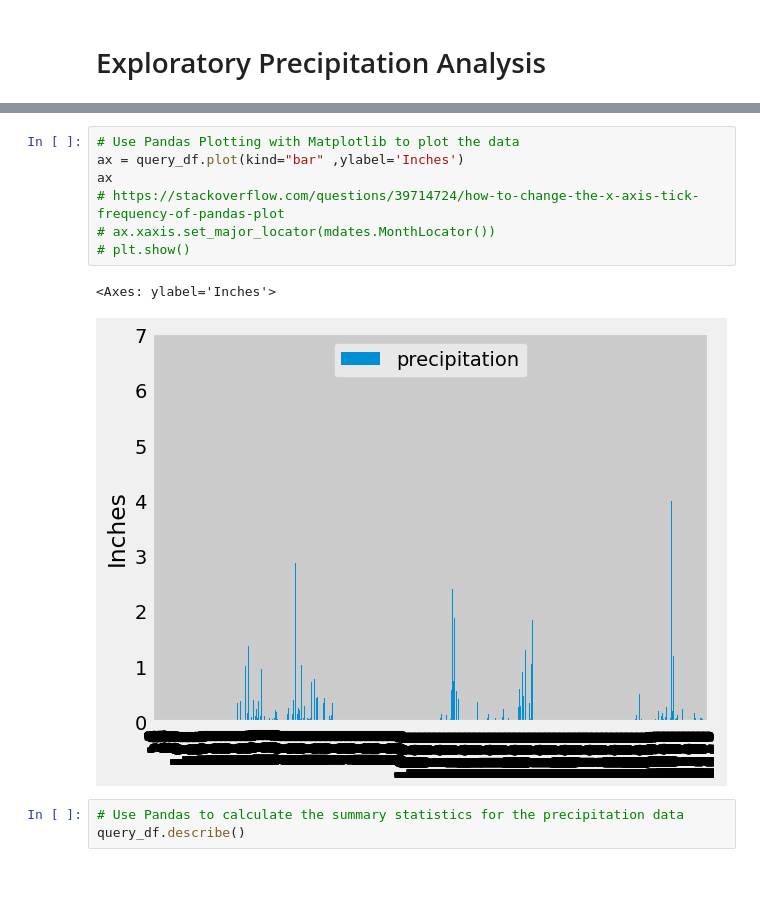
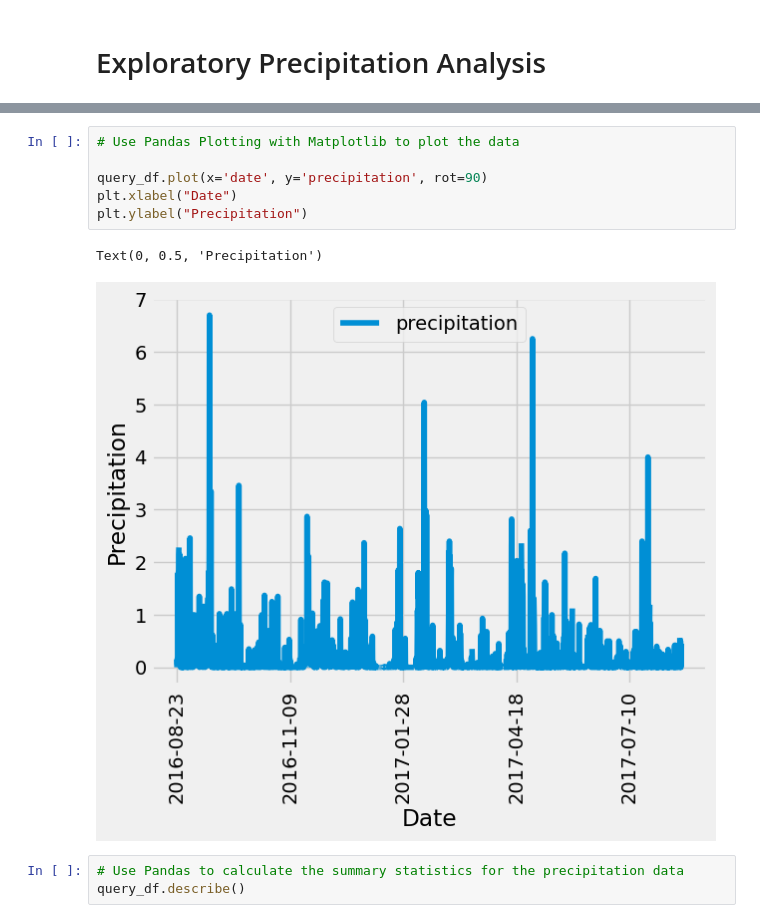
Before and after one commit to madhaught/sqlalchemy-challenge, a Jupyter notebook: SurfsUp/MH_Notebook.ipynb, the cells around one changed output, grey strips where cells are left out. Cells and saved outputs as stored; diff of their text form; blank space fills up the shorter version.

```diff
--- a/SurfsUp/MH_Notebook.ipynb
+++ b/SurfsUp/MH_Notebook.ipynb
@@ -107,13 +63,12 @@ query_df
-# %%
-# Use Pandas Plotting with Matplotlib to plot the data
-ax = query_df.plot(kind="bar" ,ylabel='Inches')
-ax
-# https://stackoverflow.com/questions/39714724/how-to-change-the-x-axis-tick-frequency-of-pandas-plot
-# ax.xaxis.set_major_locator(mdates.MonthLocator())
-# plt.show()
-# %% [output]
-<Axes: ylabel='Inches'>
-[figure, removed]
+# %%
+# Use Pandas Plotting with Matplotlib to plot the data
+
+query_df.plot(x='date', y='precipitation', rot=90)
+plt.xlabel("Date")
+plt.ylabel("Precipitation")
+# %% [output]
+Text(0, 0.5, 'Precipitation')
+[figure, added]
 # %%
 # Use Pandas to calculate the summary statistics for the precipitation data
 query_df.describe()
```
Also changed, not shown: parts of 10 cells of this notebook, 1 other file.
